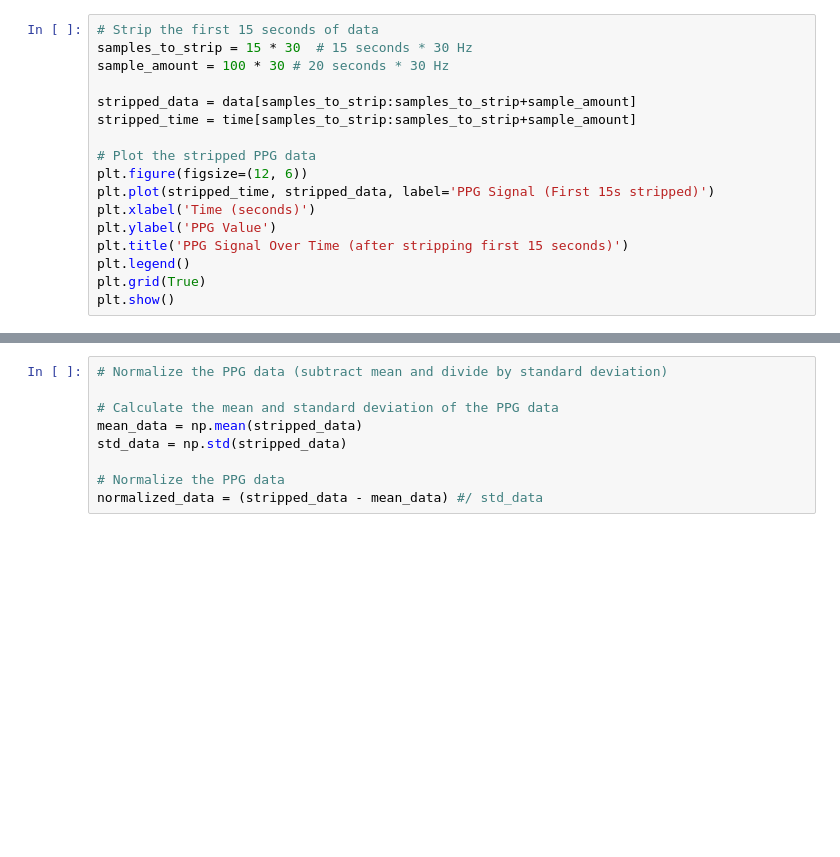
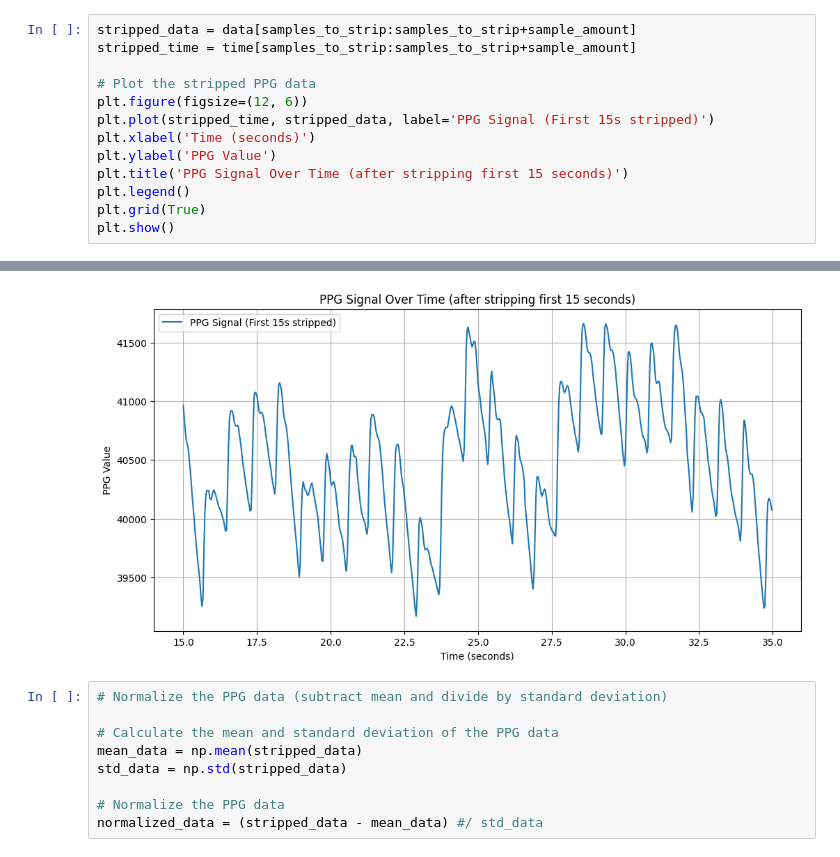
Before and after one commit to EmanuelMairoll/VitalVision, a Jupyter notebook: signal/VitalVision-signal-playground/notebooks/01_ppg_tests.ipynb, the cells around one changed output, grey strips where cells are left out. Cells and saved outputs as stored; diff of their text form; blank space fills up the shorter version.

```diff
--- a/signal/VitalVision-signal-playground/notebooks/01_ppg_tests.ipynb
+++ b/signal/VitalVision-signal-playground/notebooks/01_ppg_tests.ipynb
@@ -29,8 +36,4 @@ plt.show()
 # %%
-# Strip the first 15 seconds of data
-samples_to_strip = 15 * 30  # 15 seconds * 30 Hz
-sample_amount = 100 * 30 # 20 seconds * 30 Hz
-
 stripped_data = data[samples_to_strip:samples_to_strip+sample_amount]
 stripped_time = time[samples_to_strip:samples_to_strip+sample_amount]
 
@@ -49,3 +50,4 @@ plt.show()
+[figure, added]
 # %%
 # Normalize the PPG data (subtract mean and divide by standard deviation)
 
```
Also changed, not shown: parts of 11 cells of this notebook.
